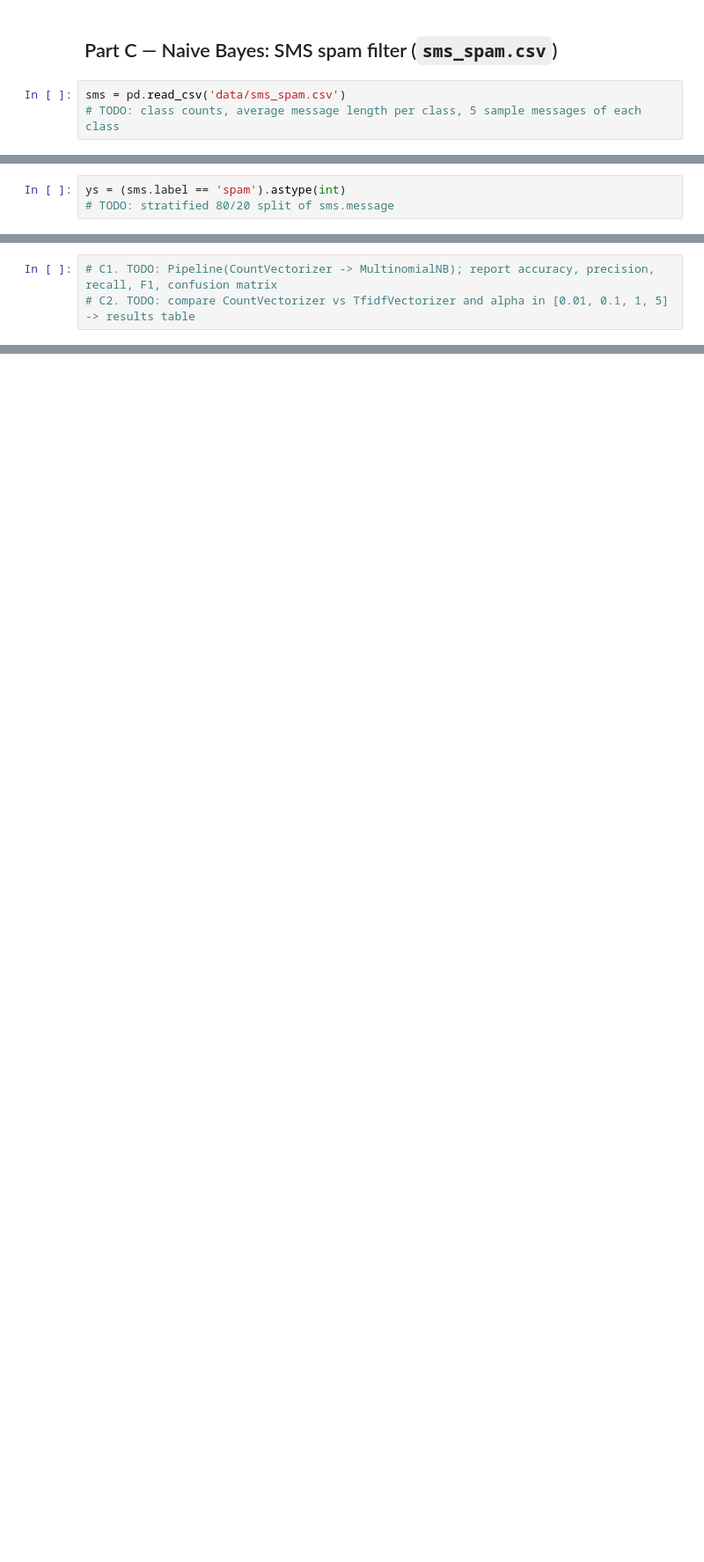
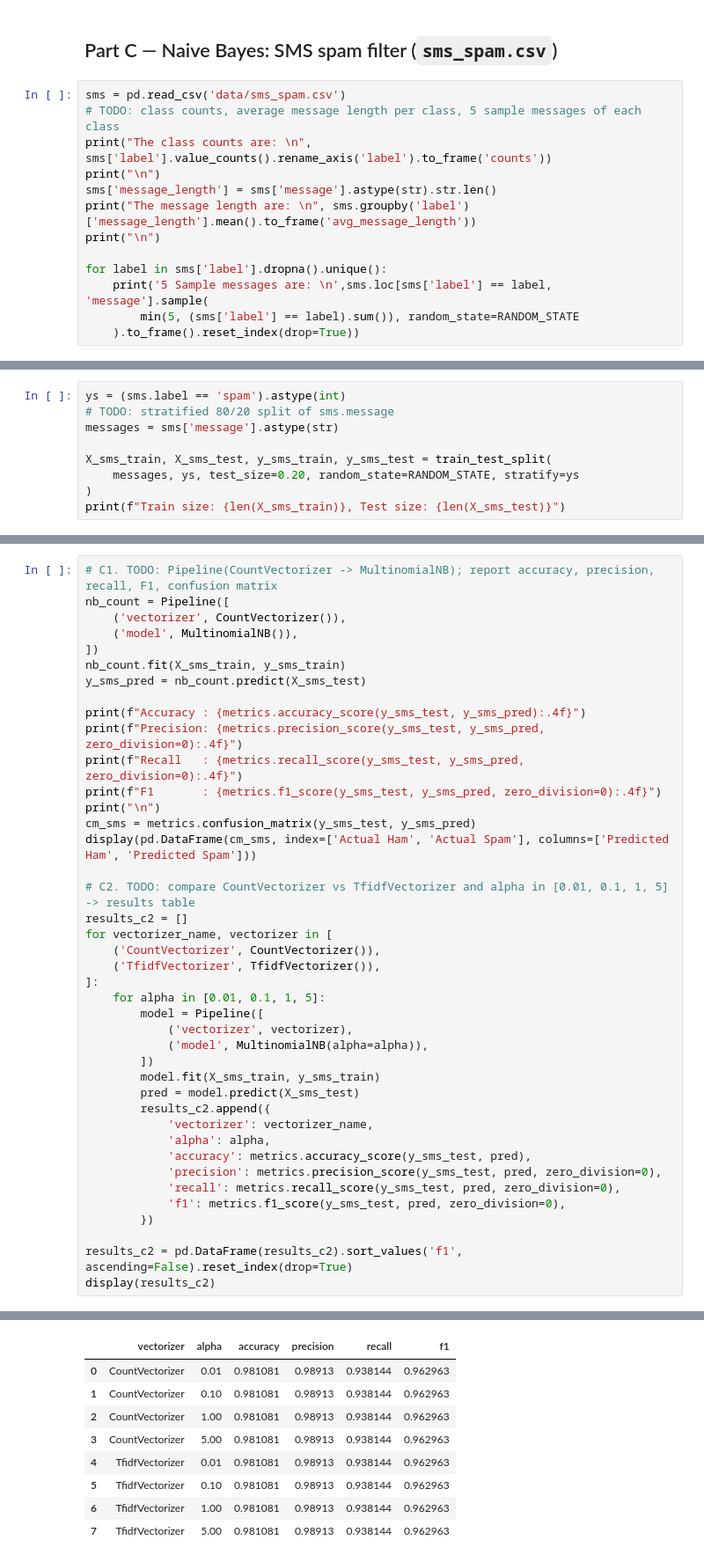
Before and after one commit to arpangreat/MCS-ML-first, a Jupyter notebook: assignments/model-comparison/starter_notebook.ipynb, the cells around one changed output, grey strips where cells are left out. Shown at 88% size. Cells and saved outputs as stored; diff of their text form; blank space fills up the shorter version.

```diff
--- a/assignments/model-comparison/starter_notebook.ipynb
+++ b/assignments/model-comparison/starter_notebook.ipynb
@@ -386,3 +386,13 @@ To evaluate Fail detection, calculate $( P(\text{Fail}) = 1 - P(\text{Pass}) )$,
 # %%
 sms = pd.read_csv('data/sms_spam.csv')
 # TODO: class counts, average message length per class, 5 sample messages of each class
+print("The class counts are: \n", sms['label'].value_counts().rename_axis('label').to_frame('counts'))
+print("\n")
+sms['message_length'] = sms['message'].astype(str).str.len()
+print("The message length are: \n", sms.groupby('label')['message_length'].mean().to_frame('avg_message_length'))
+print("\n")
+
+for label in sms['label'].dropna().unique():
+    print('5 Sample messages are: \n',sms.loc[sms['label'] == label, 'message'].sample(
+        min(5, (sms['label'] == label).sum()), random_state=RANDOM_STATE
+    ).to_frame().reset_index(drop=True))
@@ -389,3 +417,9 @@ sms = pd.read_csv('data/sms_spam.csv')
 # %%
 ys = (sms.label == 'spam').astype(int)
 # TODO: stratified 80/20 split of sms.message
+messages = sms['message'].astype(str)
+
+X_sms_train, X_sms_test, y_sms_train, y_sms_test = train_test_split(
+    messages, ys, test_size=0.20, random_state=RANDOM_STATE, stratify=ys
+)
+print(f"Train size: {len(X_sms_train)}, Test size: {len(X_sms_test)}")
@@ -392,3 +428,42 @@ ys = (sms.label == 'spam').astype(int)
 # %%
 # C1. TODO: Pipeline(CountVectorizer -> MultinomialNB); report accuracy, precision, recall, F1, confusion matrix
+nb_count = Pipeline([
+    ('vectorizer', CountVectorizer()),
+    ('model', MultinomialNB()),
+])
+nb_count.fit(X_sms_train, y_sms_train)
+y_sms_pred = nb_count.predict(X_sms_test)
+
+print(f"Accuracy : {metrics.accuracy_score(y_sms_test, y_sms_pred):.4f}")
+print(f"Precision: {metrics.precision_score(y_sms_test, y_sms_pred, zero_division=0):.4f}")
+print(f"Recall   : {metrics.recall_score(y_sms_test, y_sms_pred, zero_division=0):.4f}")
+print(f"F1       : {metrics.f1_score(y_sms_test, y_sms_pred, zero_division=0):.4f}")
+print("\n")
+cm_sms = metrics.confusion_matrix(y_sms_test, y_sms_pred)
+display(pd.DataFrame(cm_sms, index=['Actual Ham', 'Actual Spam'], columns=['Predicted Ham', 'Predicted Spam']))
+
 # C2. TODO: compare CountVectorizer vs TfidfVectorizer and alpha in [0.01, 0.1, 1, 5] -> results table
+results_c2 = []
+for vectorizer_name, vectorizer in [
+    ('CountVectorizer', CountVectorizer()),
+    ('TfidfVectorizer', TfidfVectorizer()),
+]:
+    for alpha in [0.01, 0.1, 1, 5]:
+        model = Pipeline([
+            ('vectorizer', vectorizer),
+            ('model', MultinomialNB(alpha=alpha)),
+        ])
+        model.fit(X_sms_train, y_sms_train)
+        pred = model.predict(X_sms_test)
+        results_c2.append({
+            'vectorizer': vectorizer_name,
+            'alpha': alpha,
+            'accuracy': metrics.accuracy_score(y_sms_test, pred),
+            'precision': metrics.precision_score(y_sms_test, pred, zero_division=0),
+            'recall': metrics.recall_score(y_sms_test, pred, zero_division=0),
+            'f1': metrics.f1_score(y_sms_test, pred, zero_division=0),
+        })
+
+results_c2 = pd.DataFrame(results_c2).sort_values('f1', ascending=False).reset_index(drop=True)
+display(results_c2)
+# %% [output]
@@ -395,2 +477,11 @@ ys = (sms.label == 'spam').astype(int)
+|  | vectorizer | alpha | accuracy | precision | recall | f1 |
+| 0 | CountVectorizer | 0.01 | 0.981081 | 0.98913 | 0.938144 | 0.962963 |
+| 1 | CountVectorizer | 0.10 | 0.981081 | 0.98913 | 0.938144 | 0.962963 |
+| 2 | CountVectorizer | 1.00 | 0.981081 | 0.98913 | 0.938144 | 0.962963 |
+| 3 | CountVectorizer | 5.00 | 0.981081 | 0.98913 | 0.938144 | 0.962963 |
+| 4 | TfidfVectorizer | 0.01 | 0.981081 | 0.98913 | 0.938144 | 0.962963 |
+| 5 | TfidfVectorizer | 0.10 | 0.981081 | 0.98913 | 0.938144 | 0.962963 |
+| 6 | TfidfVectorizer | 1.00 | 0.981081 | 0.98913 | 0.938144 | 0.962963 |
+| 7 | TfidfVectorizer | 5.00 | 0.981081 | 0.98913 | 0.938144 | 0.962963 |
 # %%
 # C3. TODO: top 10 'spam' and 'ham' words using nb.feature_log_prob_[1] - nb.feature_log_prob_[0]
```
Also changed, not shown: parts of 8 cells of this notebook, 10 other files.
